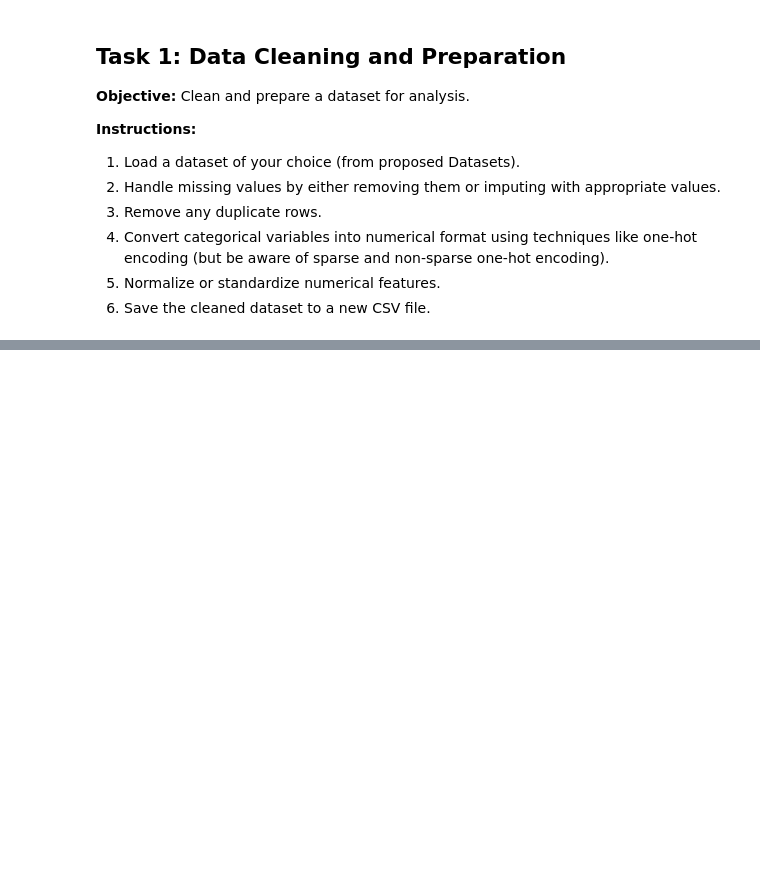
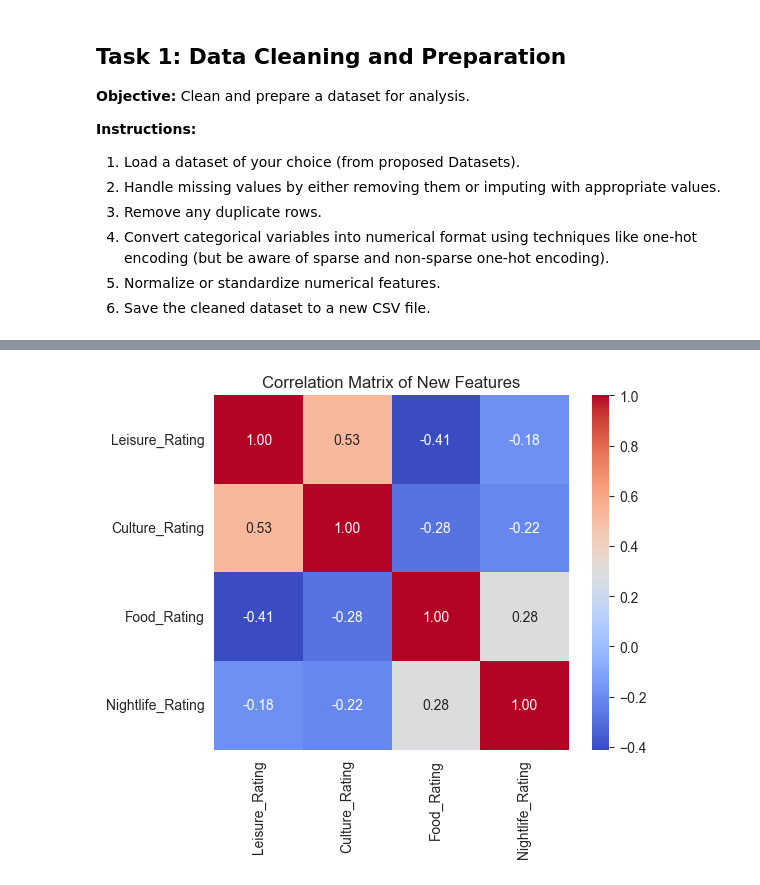
Before and after one commit to miorezu/uni-ML, a Jupyter notebook: Lab1/lab_1.ipynb, the cells around one changed output, grey strips where cells are left out. Saved outputs shown, nothing was run; the diff lists cells and outputs as text; code cells hidden in the pictures; blank space fills up the shorter version.

```diff
--- a/Lab1/lab_1.ipynb
+++ b/Lab1/lab_1.ipynb
@@ -134,0 +266,3 @@ plt.show()
+# %%
+cd = pd.read_csv("cleaned_google_review_ratings.csv")
+cd.head()
@@ -134,0 +277,7 @@ plt.show()
+# %%
+cd['Leisure_Rating'] = cd[['Category 3', 'Category 4', 'Category 22', 'Category 24']].mean(axis=1).round(2)
+cd['Culture_Rating'] = cd[['Category 1', 'Category 6', 'Category 23']].mean(axis=1).round(2)
+cd['Food_Rating'] = cd[['Category 9', 'Category 12', 'Category 21']].mean(axis=1).round(2)
+cd['Nightlife_Rating'] = cd[['Category 10', 'Category 16']].mean(axis=1).round(2)
+
+cd.head()
@@ -134,0 +292,5 @@ plt.show()
+# %%
+cd = cd.apply(lambda col: col.str.replace('\t', '').str.strip() if col.dtype == "object" else col)
+cd = cd.astype(float)
+print(cd.dtypes)
+cd.to_csv("clean_data_with_new_features.csv", index=False)
@@ -134,0 +315,10 @@ plt.show()
+# %%
+new_features = ['Leisure_Rating', 'Culture_Rating', 'Food_Rating', 'Nightlife_Rating']
+
+plt.figure(figsize=(6, 5))
+sns.heatmap(cd[new_features].corr(), annot=True, fmt=".2f", cmap='coolwarm', square=True)
+plt.title("Correlation Matrix of New Features")
+plt.tight_layout()
+plt.show()
+# %% [output]
+[figure, added]
```
Also changed, not shown: parts of 29 cells of this notebook, 2 other files.
